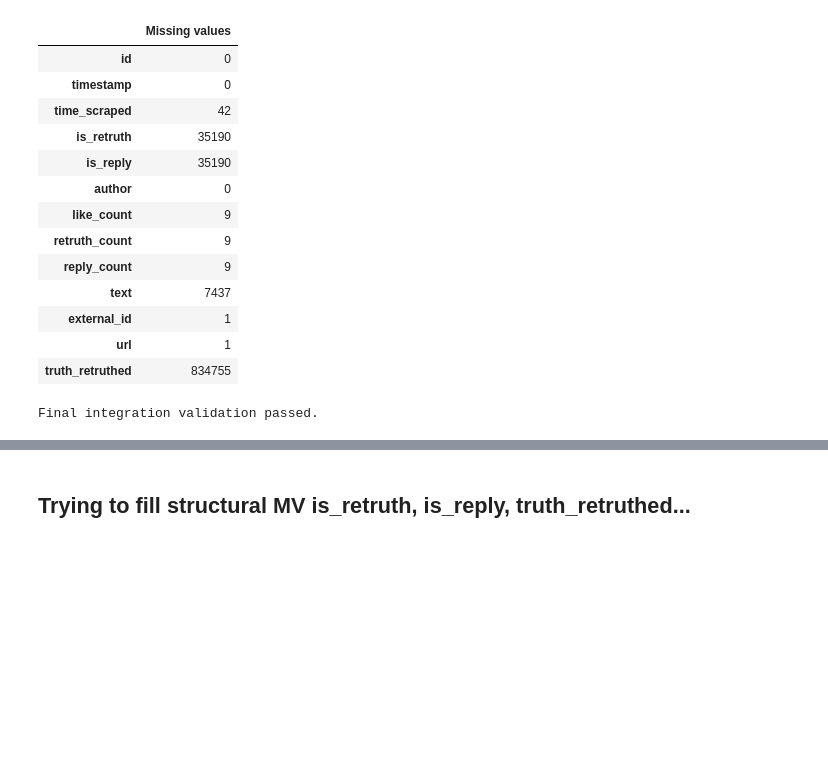
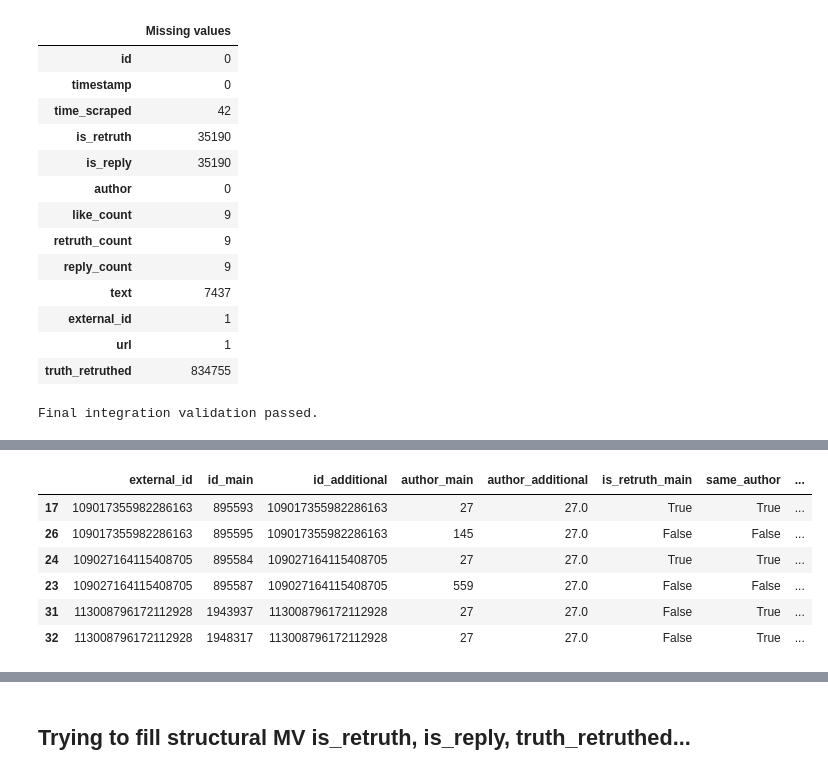
Before and after one commit to lorenzobuccolini03/Truth-Social-Analysis-and-Data-Warehousing---Decision-Support-Systems-, a Jupyter notebook: 01_assignment/01_12_clean_integr_addtruths.ipynb, the cells around one changed output, grey strips where cells are left out. Drawn from its saved outputs; the diff is of its cells as text; code cells hidden in the pictures; blank space fills up the shorter version.

```diff
--- a/01_assignment/01_12_clean_integr_addtruths.ipynb
+++ b/01_assignment/01_12_clean_integr_addtruths.ipynb
@@ -1069,0 +1277,91 @@ Final integration validation passed.
+# %%
+# ============================================================
+# STEP 12: INVESTIGATE AMBIGUOUS ARFF ID MAPPINGS
+# ============================================================
+
+# Select the three unresolved ARFF identifiers
+ambiguous_ids = set(
+    truth_id_mapping.loc[
+        truth_id_mapping["mapping_status"] == "shared_ambiguous",
+        "arff_truth_id"
+    ].astype("string")
+)
+
+# Retrieve all candidate matches from the previous analysis
+ambiguous_details = overlap_comparison.loc[
+    overlap_comparison["external_id"]
+    .astype("string")
+    .isin(ambiguous_ids)
+].copy()
+
+# Recover the retruth flag from the main corpus
+retruth_lookup = (
+    df_truths_ready
+    .set_index("id")["is_retruth"]
+)
+
+ambiguous_details["is_retruth_main"] = (
+    ambiguous_details["id_main"].map(retruth_lookup)
+)
+
+# Compare calendar dates (main timestamps may have
+# lower precision than ARFF timestamps)
+ambiguous_details["same_calendar_date"] = (
+    pd.to_datetime(
+        ambiguous_details["timestamp_main"],
+        errors="coerce"
+    ).dt.date.eq(
+        pd.to_datetime(
+            ambiguous_details["timestamp_additional"],
+            errors="coerce"
+        ).dt.date
+    ).fillna(False)
+)
+
+# Prepare readable previews of the post content
+for source in ["main", "additional"]:
+    ambiguous_details[f"text_{source}_preview"] = (
+        ambiguous_details[f"text_{source}"]
+        .astype("string")
+        .str.replace(r"\s+", " ", regex=True)
+        .str.slice(0, 200)
+    )
+
+# Display comparison
+comparison_columns = [
+    "external_id",
+    "id_main",
+    "id_additional",
+    "author_main",
+    "author_additional",
+    "is_retruth_main",
+    "same_author",
+    "same_calendar_date",
+    "same_text",
+    "text_main_preview",
+    "text_additional_preview"
+]
+
+print("AMBIGUOUS ARFF RECORD COMPARISON")
+print("-" * 55)
+
+display(
+    ambiguous_details[comparison_columns]
+    .sort_values(["external_id", "id_main"])
+)
+
+print("\nCANDIDATES PER ARFF IDENTIFIER")
+
+display(
+    ambiguous_details.groupby("external_id")
+    .agg(
+        candidates=("id_main", "nunique"),
+        matching_author=("same_author", "sum"),
+        matching_text=("same_text", "sum"),
+        matching_date=("same_calendar_date", "sum")
+    )
+    .reset_index()
+)
+
+print("\nInvestigation completed. No mappings modified.")
+# %% [output]
@@ -1069,0 +1370,7 @@ Final integration validation passed.
+|  | external_id | id_main | id_additional | author_main | author_additional | is_retruth_main | same_author | ... |
+| 17 | 109017355982286163 | 895593 | 109017355982286163 | 27 | 27.0 | True | True | ... |
+| 26 | 109017355982286163 | 895595 | 109017355982286163 | 145 | 27.0 | False | False | ... |
+| 24 | 109027164115408705 | 895584 | 109027164115408705 | 27 | 27.0 | True | True | ... |
+| 23 | 109027164115408705 | 895587 | 109027164115408705 | 559 | 27.0 | False | False | ... |
+| 31 | 113008796172112928 | 1943937 | 113008796172112928 | 27 | 27.0 | False | True | ... |
+| 32 | 113008796172112928 | 1948317 | 113008796172112928 | 27 | 27.0 | False | True | ... |
```
Also changed, not shown: parts of 6 cells of this notebook, 4 other files.
